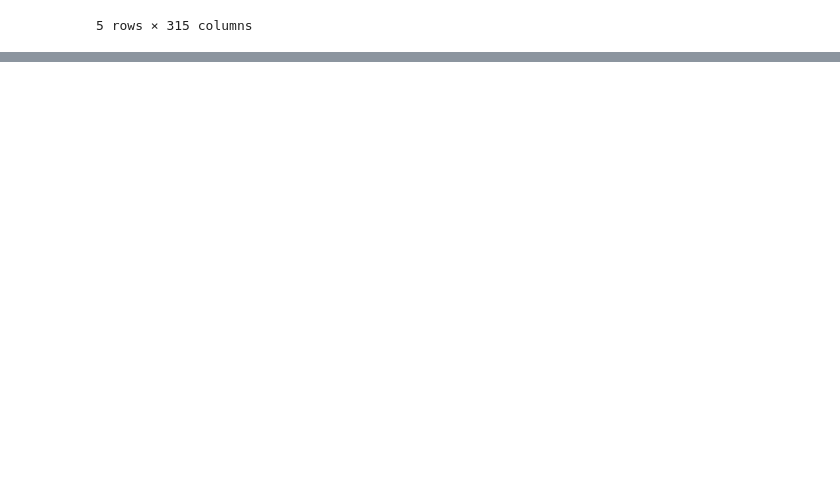
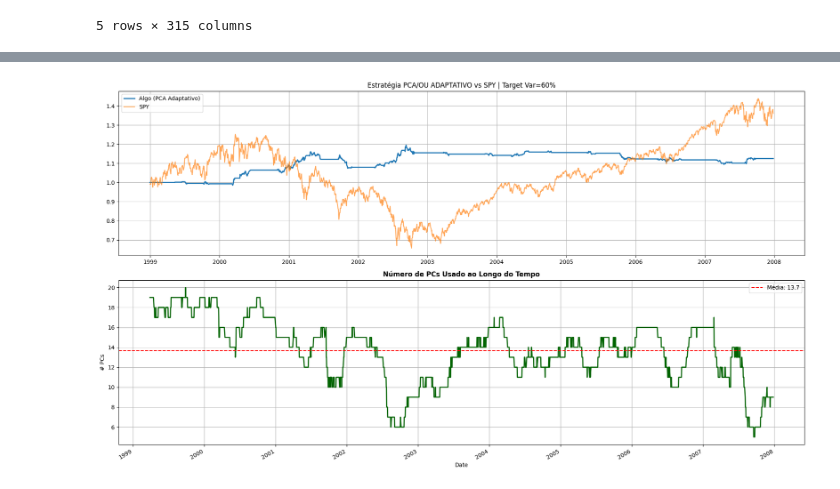
Before and after one commit to savio160502/Statistical-Arbitrage, a Jupyter notebook: run_backtest.ipynb, the cells around one changed output, grey strips where cells are left out. Cells and saved outputs as stored; diff of their text form; code cells hidden in the pictures; blank space fills up the shorter version.

```diff
--- a/run_backtest.ipynb
+++ b/run_backtest.ipynb
@@ -1324,0 +395,26 @@ Length: 4193, dtype: float64
+# %%
+returns0 = returns.loc["1998-12-30":"2007-12-28"]
+returns_spy0 = returns_spy.loc["1998-12-30":"2007-12-28"]
+
+results4 = pca_portfolio_spy_adaptive_pcs(
+    returns = returns0,
+    returns_spy = returns_spy0,
+    variance_target = 0.60,
+    min_pcs = 5,
+    max_pcs = 35,
+    s_win = 60,
+    adaptive_thresholds = False,
+    adaptive_window = 252,
+    percentile_open = 0.15,
+    percentile_close_short = 0.35,
+    percentile_close_long = 0.45,
+    # thresholds fixos
+    sbo = 1.25,
+    sso = 1.25,
+    sbc = 0.50,
+    ssc = 0.50,
+    eps_cost = 0.0005,
+    rebalanceamento_dias = 1,
+    plot = True,
+)
+# %% [output]
@@ -1324,0 +438 @@ Length: 4193, dtype: float64
+[figure, added]
```
Also changed, not shown: parts of 67 cells of this notebook.
